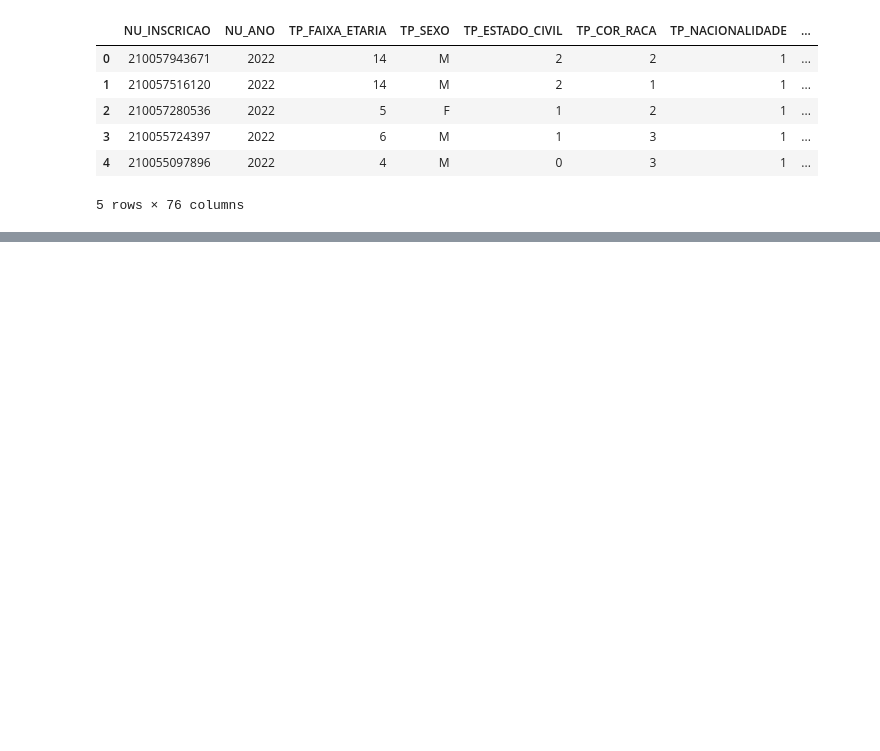
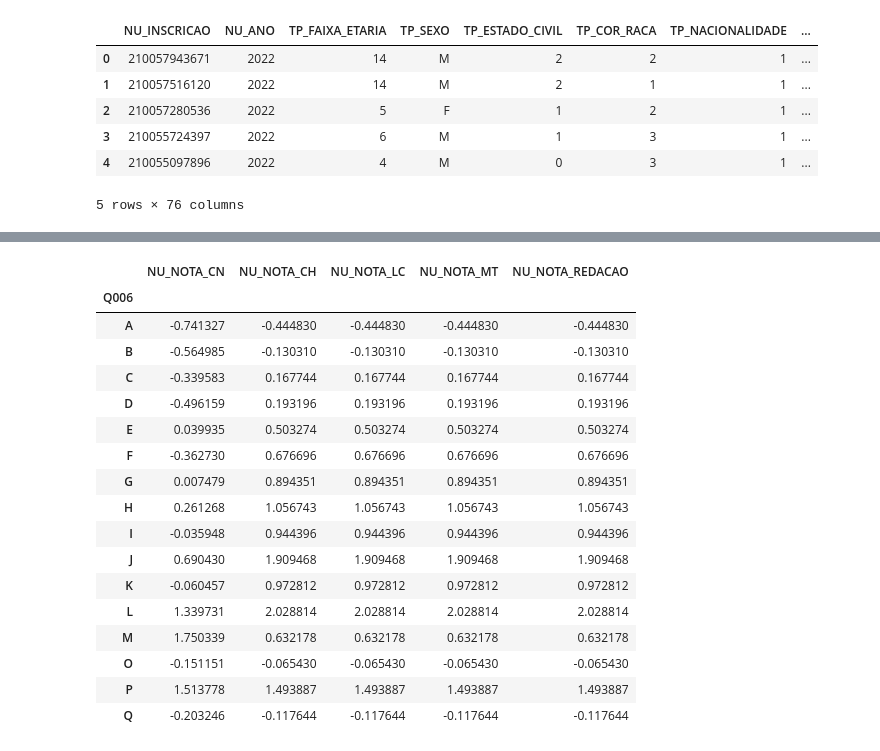
Before and after one commit to saragocams/dumaju, a Jupyter notebook: APS1.ipynb, the cells around one changed output, grey strips where cells are left out. Saved outputs shown, nothing was run; the diff lists cells and outputs as text; code cells hidden in the pictures; blank space fills up the shorter version.

```diff
--- a/APS1.ipynb
+++ b/APS1.ipynb
@@ -12,0 +248,22 @@ df.head()
+# %%
+d_data = (mean_data - mean_values) / sigma
+d_data
+# %% [output]
+|  | NU_NOTA_CN | NU_NOTA_CH | NU_NOTA_LC | NU_NOTA_MT | NU_NOTA_REDACAO |
+| Q006 |  |  |  |  |  |
+| A | -0.741327 | -0.444830 | -0.444830 | -0.444830 | -0.444830 |
+| B | -0.564985 | -0.130310 | -0.130310 | -0.130310 | -0.130310 |
+| C | -0.339583 | 0.167744 | 0.167744 | 0.167744 | 0.167744 |
+| D | -0.496159 | 0.193196 | 0.193196 | 0.193196 | 0.193196 |
+| E | 0.039935 | 0.503274 | 0.503274 | 0.503274 | 0.503274 |
+| F | -0.362730 | 0.676696 | 0.676696 | 0.676696 | 0.676696 |
+| G | 0.007479 | 0.894351 | 0.894351 | 0.894351 | 0.894351 |
+| H | 0.261268 | 1.056743 | 1.056743 | 1.056743 | 1.056743 |
+| I | -0.035948 | 0.944396 | 0.944396 | 0.944396 | 0.944396 |
+| J | 0.690430 | 1.909468 | 1.909468 | 1.909468 | 1.909468 |
+| K | -0.060457 | 0.972812 | 0.972812 | 0.972812 | 0.972812 |
+| L | 1.339731 | 2.028814 | 2.028814 | 2.028814 | 2.028814 |
+| M | 1.750339 | 0.632178 | 0.632178 | 0.632178 | 0.632178 |
+| O | -0.151151 | -0.065430 | -0.065430 | -0.065430 | -0.065430 |
+| P | 1.513778 | 1.493887 | 1.493887 | 1.493887 | 1.493887 |
+| Q | -0.203246 | -0.117644 | -0.117644 | -0.117644 | -0.117644 |
```
Also changed, not shown: parts of 26 cells of this notebook.
